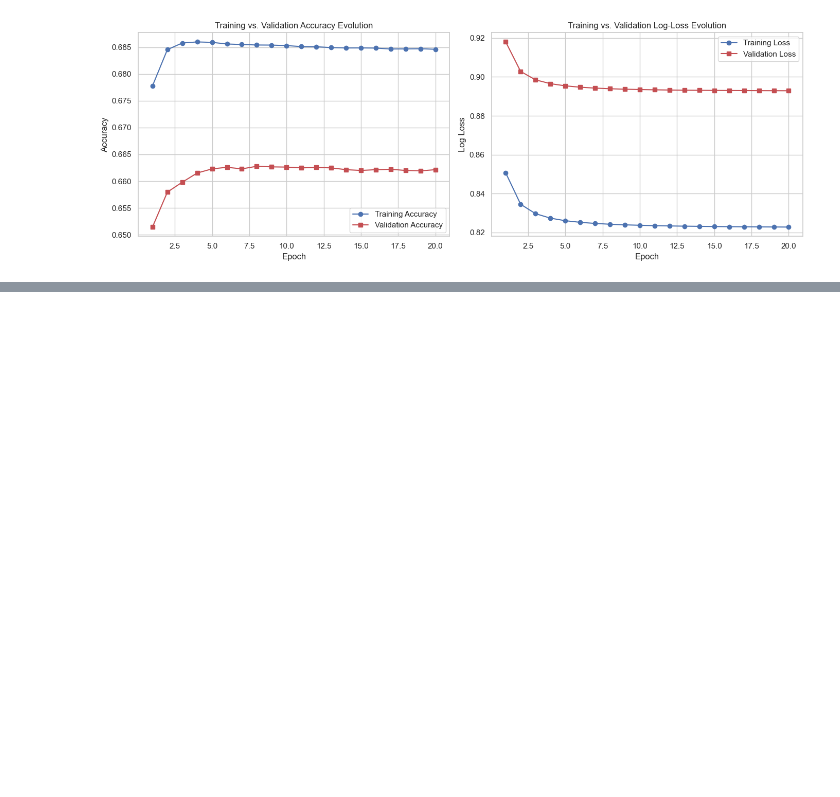
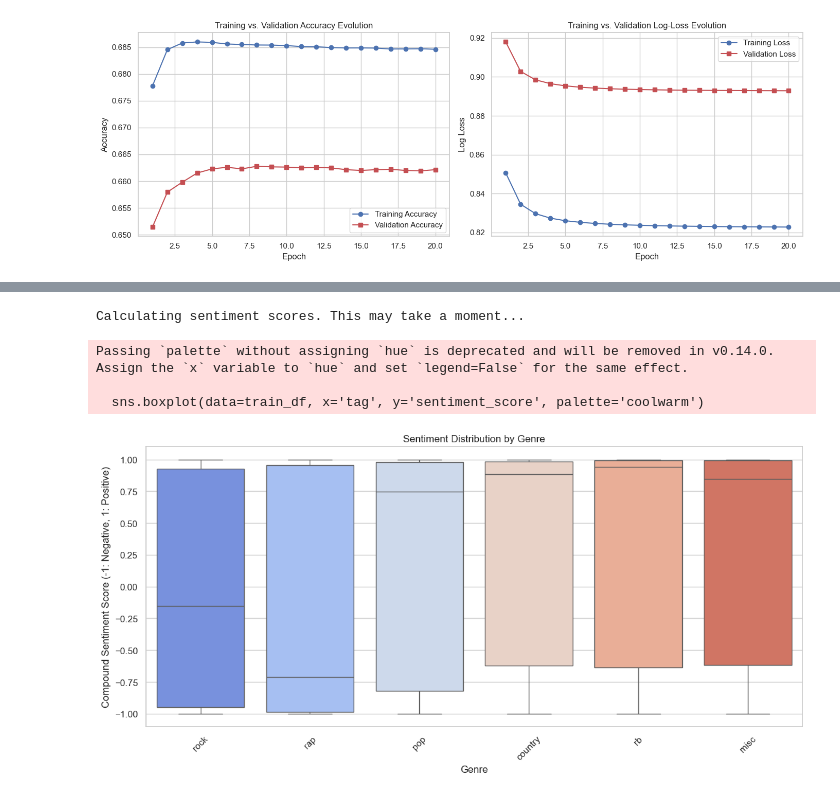
Before and after one commit to RodrigoSouta/Text-Mining, a Jupyter notebook: EDA.ipynb, the cells around one changed output, grey strips where cells are left out. Cells and saved outputs as stored; diff of their text form; code cells hidden in the pictures; blank space fills up the shorter version.

```diff
--- a/EDA.ipynb
+++ b/EDA.ipynb
@@ -311,0 +343,24 @@ plt.show()
+# %%
+from nltk.sentiment.vader import SentimentIntensityAnalyzer
+import nltk
+nltk.download('vader_lexicon')
+
+sia = SentimentIntensityAnalyzer()
+
+def get_sentiment(text):
+    if not isinstance(text, str):
+        return 0.0
+    return sia.polarity_scores(text)['compound']
+
+print("Calculating sentiment scores. This may take a moment...")
+train_df['sentiment_score'] = train_df['lyrics_clean_sentiment'].apply(get_sentiment)
+
+plt.figure(figsize=(12, 6))
+sns.boxplot(data=train_df, x='tag', y='sentiment_score', palette='coolwarm')
+plt.title('Sentiment Distribution by Genre')
+plt.xlabel('Genre')
+plt.ylabel('Compound Sentiment Score (-1: Negative, 1: Positive)')
+plt.xticks(rotation=45)
+plt.tight_layout()
+plt.show()
+# %% [output]
@@ -311,0 +369,5 @@ plt.show()
+Calculating sentiment scores. This may take a moment...
+Passing `palette` without assigning `hue` is deprecated and will be removed in v0.14.0. Assign the `x` variable to `hue` and set `legend=False` for the same effect.
+
+  sns.boxplot(data=train_df, x='tag', y='sentiment_score', palette='coolwarm')
+[figure, added]
```
Also changed, not shown: parts of 2 cells of this notebook.
